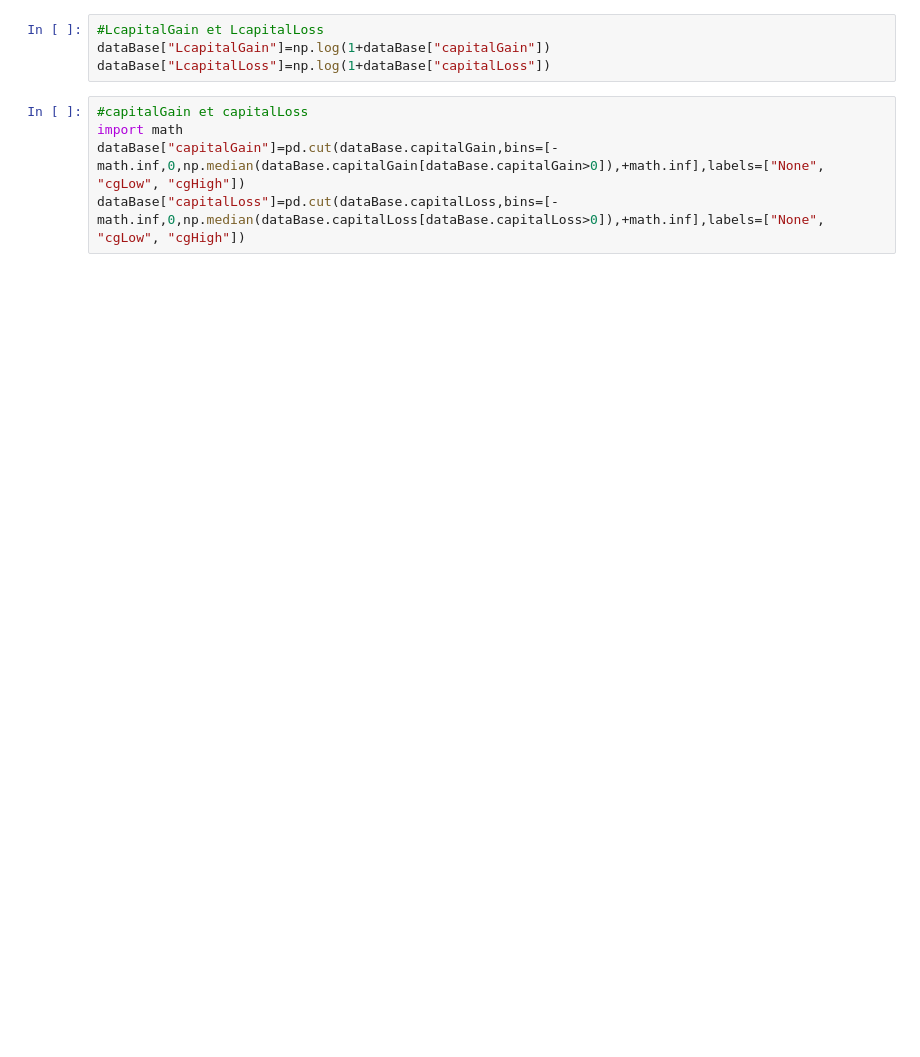
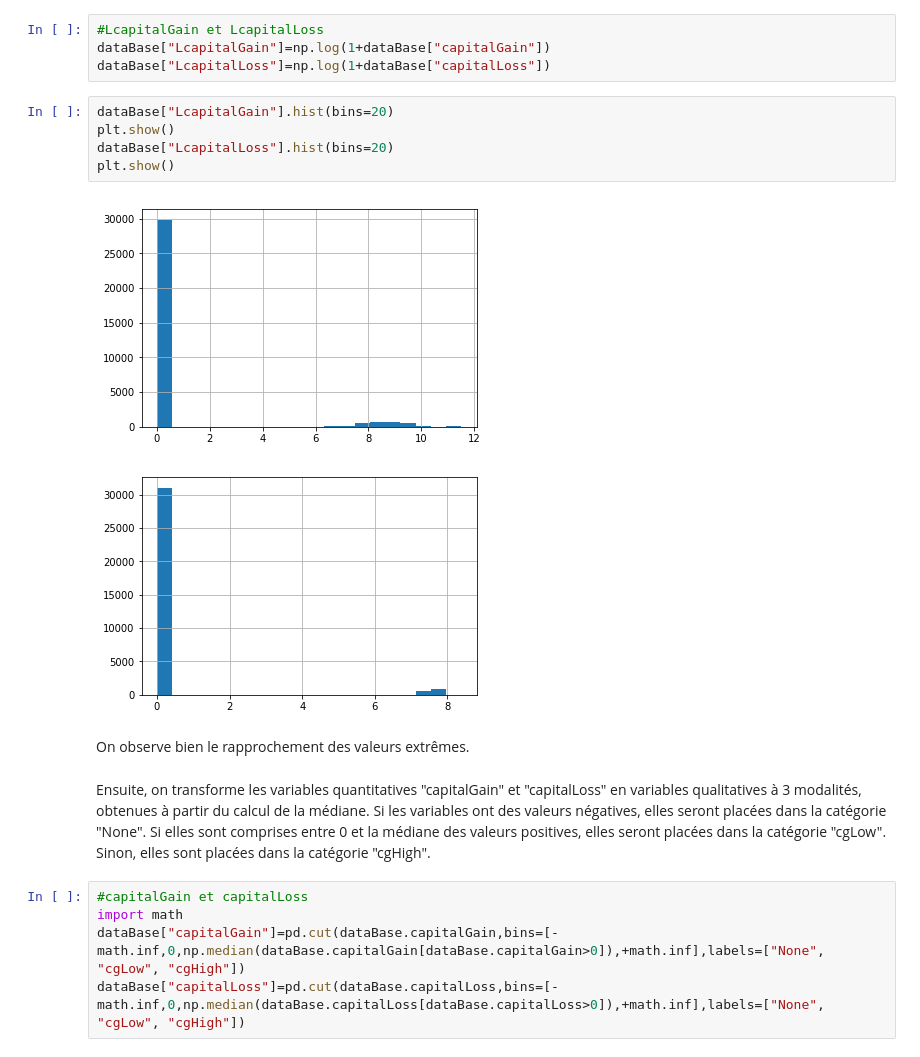
Before and after one commit to LouisDelvaux/Exploration4A, a Jupyter notebook: Adult-Census/Explo-Python-AdultCensus (PROJET).ipynb, the cells around one changed output. Cells and saved outputs as stored; diff of their text form; blank space fills up the shorter version.

```diff
--- a/Adult-Census/Explo-Python-AdultCensus (PROJET).ipynb
+++ b/Adult-Census/Explo-Python-AdultCensus (PROJET).ipynb
@@ -210,6 +224,18 @@ dataBase["nativCountry"]=dataBase.nativCountry.map(str.lower).map(cat_nativCount
 #LcapitalGain et LcapitalLoss
 dataBase["LcapitalGain"]=np.log(1+dataBase["capitalGain"])
 dataBase["LcapitalLoss"]=np.log(1+dataBase["capitalLoss"])
+# %%
+dataBase["LcapitalGain"].hist(bins=20)
+plt.show()
+dataBase["LcapitalLoss"].hist(bins=20)
+plt.show()
+# %% [output]
+[figure, added]
+[figure, added]
+# %% [markdown]
+On observe bien le rapprochement des valeurs extrêmes.
+# %% [markdown]
+Ensuite, on transforme les variables quantitatives "capitalGain" et "capitalLoss" en variables qualitatives à 3 modalités, obtenues à partir du calcul de la médiane. Si les variables ont des valeurs négatives, elles seront placées dans la catégorie "None". Si elles sont comprises entre 0 et la médiane des valeurs positives, elles seront placées dans la catégorie "cgLow". Sinon, elles sont placées dans la catégorie "cgHigh".
 # %%
 #capitalGain et capitalLoss
 import math
```
Also changed, not shown: parts of 13 cells of this notebook.
